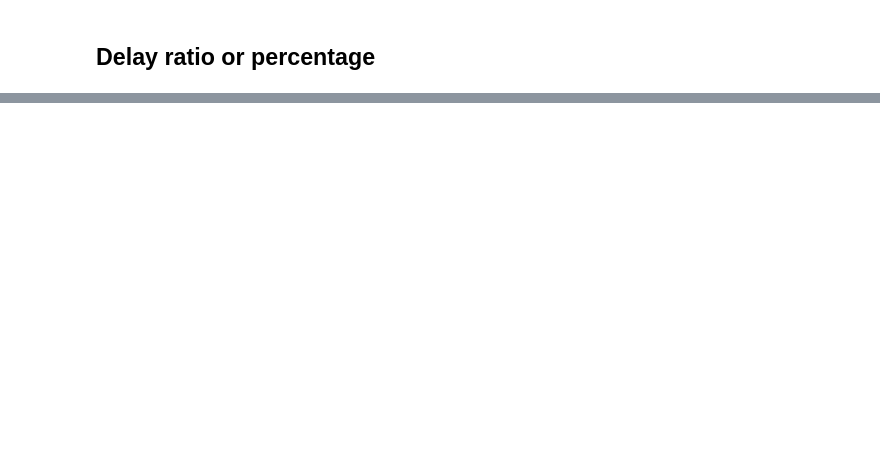
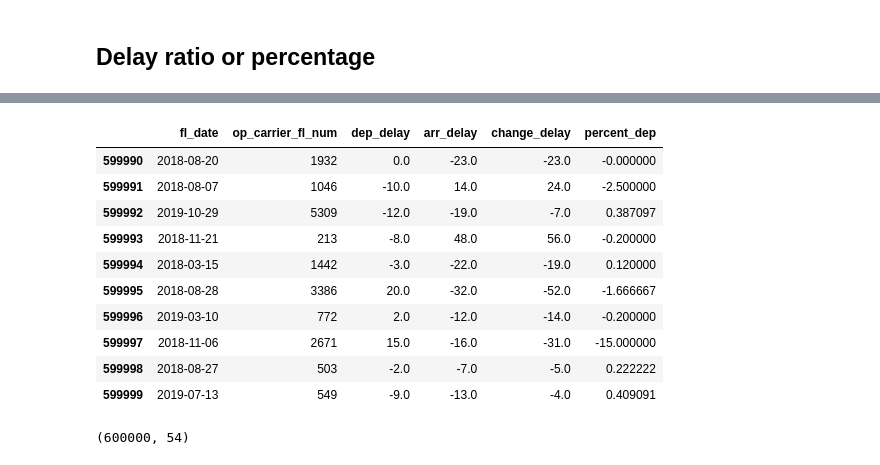
Before and after one commit to RCampbellYYC/lighthouse-mid-term-project, a Jupyter notebook: working-copy-files/renee-working-copies/feature_engineering.ipynb, the cells around one changed output, grey strips where cells are left out. Drawn from its saved outputs; the diff is of its cells as text; code cells hidden in the pictures; blank space fills up the shorter version.

```diff
--- a/working-copy-files/renee-working-copies/feature_engineering.ipynb
+++ b/working-copy-files/renee-working-copies/feature_engineering.ipynb
@@ -656,0 +790,2 @@ fl_df.to_csv(path+'balanced_more_flight_feats2.csv', index=False)
+# %%
+delay_types['change_delay'] = delay_types['arr_delay'] - delay_types['dep_delay']
@@ -656,0 +798,8 @@ fl_df.to_csv(path+'balanced_more_flight_feats2.csv', index=False)
+# %%
+delay_types['percent_dep'] = (delay_types['dep_delay']/(delay_types['dep_delay'] + delay_types['arr_delay']))
+# %%
+delay_types['percent_dep'] = delay_types['percent_dep'].fillna(0.0)
+# %%
+import numpy as np
+
+delay_types = delay_types.replace([np.inf, -np.inf], 0.0)
@@ -656,0 +841,18 @@ fl_df.to_csv(path+'balanced_more_flight_feats2.csv', index=False)
+# %%
+delay_types.tail(10)
+# %% [output]
+|  | fl_date | op_carrier_fl_num | dep_delay | arr_delay | change_delay | percent_dep |
+| 599990 | 2018-08-20 | 1932 | 0.0 | -23.0 | -23.0 | -0.000000 |
+| 599991 | 2018-08-07 | 1046 | -10.0 | 14.0 | 24.0 | -2.500000 |
+| 599992 | 2019-10-29 | 5309 | -12.0 | -19.0 | -7.0 | 0.387097 |
+| 599993 | 2018-11-21 | 213 | -8.0 | 48.0 | 56.0 | -0.200000 |
+| 599994 | 2018-03-15 | 1442 | -3.0 | -22.0 | -19.0 | 0.120000 |
+| 599995 | 2018-08-28 | 3386 | 20.0 | -32.0 | -52.0 | -1.666667 |
+| 599996 | 2019-03-10 | 772 | 2.0 | -12.0 | -14.0 | -0.200000 |
+| 599997 | 2018-11-06 | 2671 | 15.0 | -16.0 | -31.0 | -15.000000 |
+| 599998 | 2018-08-27 | 503 | -2.0 | -7.0 | -5.0 | 0.222222 |
+| 599999 | 2019-07-13 | 549 | -9.0 | -13.0 | -4.0 | 0.409091 |
+# %%
+fl_df.shape
+# %% [output]
+(600000, 54)
```
Also changed, not shown: parts of 105 cells of this notebook, 7 other files.
